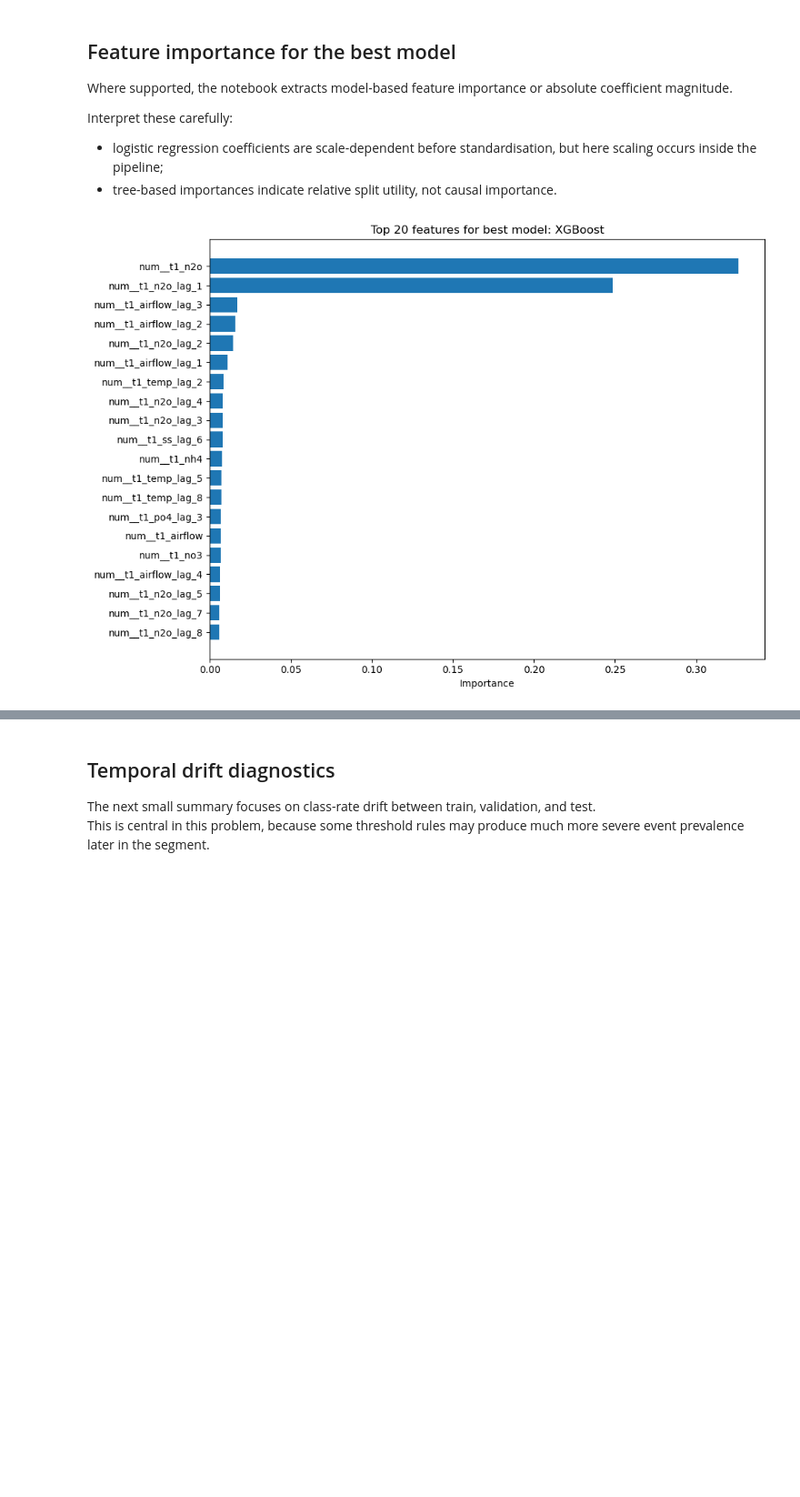
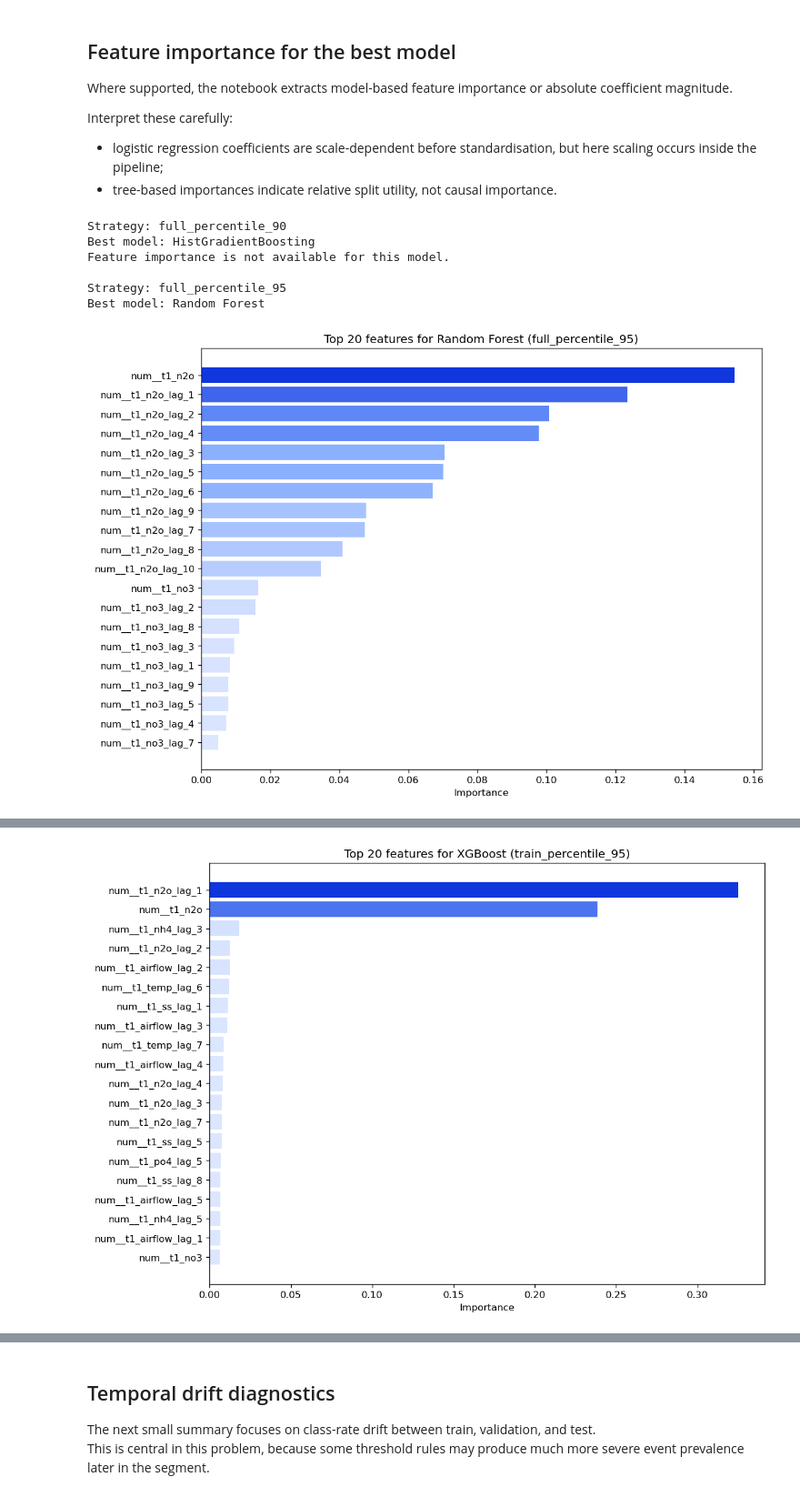
Before and after one commit to tom-mcarthur03/EDS_Design_Project, a Jupyter notebook: notebooks/classification_seg4_N2O.ipynb, the cells around one changed output, grey strips where cells are left out. Shown at 91% size. Saved outputs shown, nothing was run; the diff lists cells and outputs as text; code cells hidden in the pictures; blank space fills up the shorter version.

```diff
--- a/notebooks/classification_seg4_N2O.ipynb
+++ b/notebooks/classification_seg4_N2O.ipynb
@@ -756,7 +885,7 @@ This keeps the workflow leakage-aware:
 # ============================================
 
 all_results = []
-all_artifacts = {}
+all_artefacts = {}
 
 for _, strategy_row in threshold_strategies.iterrows():
     strategy_name = strategy_row["strategy_name"]
@@ -780,7 +909,7 @@ for _, strategy_row in threshold_strategies.iterrows():
     if class_issue:
         continue
 
-    all_artifacts[strategy_name] = {}
+    all_artefacts[strategy_name] = {}
 
     for model_name, model_pipeline in get_model_dict().items():
         print(f"  Fitting model: {model_name}")
@@ -843,7 +972,7 @@ for _, strategy_row in threshold_strategies.iterrows():
         }
         all_results.append(result_row)
 
-        all_artifacts[strategy_name][model_name] = {
+        all_artefacts[strategy_name][model_name] = {
             "fitted_model": fitted,
             "y_train": y_train,
             "y_val": y_val,
@@ -971,16 +1100,17 @@ This helps check whether the selected probability cutoff is materially different
 # =======================================
 # 15. Validation threshold-tuning display
 # =======================================
+best_row = ranked_results.iloc[0]
 
 best_strategy_name = best_row["strategy_name"]
 best_model_name = best_row["model"]
 
-best_artifact = all_artifacts[best_strategy_name][best_model_name]
-best_threshold_table = best_artifact["val_threshold_table"]
+best_artefact = all_artefacts[best_strategy_name][best_model_name]
+best_threshold_table = best_artefact["val_threshold_table"]
 
 print(f"Best strategy: {best_strategy_name}")
 print(f"Best model: {best_model_name}")
-print(f"Selected decision threshold: {best_artifact['selected_decision_threshold']:.2f}")
+print(f"Selected decision threshold: {best_artefact['selected_decision_threshold']:.2f}")
 
 display(best_threshold_table.head(15))
 
@@ -988,7 +1118,7 @@ plt.figure(figsize=(10, 5))
 plt.plot(best_threshold_table["decision_threshold"], best_threshold_table["f1"], marker="o", label="Validation F1")
 plt.plot(best_threshold_table["decision_threshold"], best_threshold_table["precision"], marker="o", label="Validation precision")
 plt.plot(best_threshold_table["decision_threshold"], best_threshold_table["recall"], marker="o", label="Validation recall")
-plt.axvline(best_artifact["selected_decision_threshold"], linestyle="--", linewidth=1.5, label="Selected threshold")
+plt.axvline(best_artefact["selected_decision_threshold"], linestyle="--", linewidth=1.5, label="Selected threshold")
 plt.xlabel("Decision threshold")
 plt.ylabel("Metric value")
 plt.title("Validation-set decision-threshold tuning for the best model")
@@ -1096,26 +1296,56 @@ Interpret these carefully:
 - logistic regression coefficients are scale-dependent before standardisation, but here scaling occurs inside the pipeline;
 - tree-based importances indicate relative split utility, not causal importance.
 # %%
-# ============================
-# 18. Feature importance plot
-# ============================
 
-importance_df = best_artifact["feature_importance"]
+# ===========================================
+# 18. Feature importance for each threshold
+# ===========================================
 
-if importance_df is not None and not importance_df.empty:
-    top_k = min(20, len(importance_df))
-    top_imp = importance_df.head(top_k).iloc[::-1]
+imperial_seq_blue = LinearSegmentedColormap.from_list(
+    "imperial_seq_blue",
+    ["#DCE6FF", "#7FA8FF", "#1036DD"]
+)
 
-    plt.figure(figsize=(10, 7))
-    plt.barh(top_imp["feature"], top_imp["importance"])
-    plt.xlabel("Importance")
-    plt.title(f"Top {top_k} features for best model: {best_model_name}")
-    plt.tight_layout()
-    plt.show()
+for _, row in best_per_threshold.iterrows():
+    strategy_name = row["strategy_name"]
+    model_name = row["model"]
 
-    display(importance_df.head(20))
-else:
-    print("Feature importance is not available for this model.")
+    artefact = all_artefacts[strategy_name][model_name]
+    importance_df = artefact["feature_importance"]
+
+    print(f"\nStrategy: {strategy_name}")
+    print(f"Best model: {model_name}")
+
+    if importance_df is not None and not importance_df.empty:
+        top_k = min(20, len(importance_df))
+        top_imp = importance_df.head(top_k).iloc[::-1].copy()
+
+        norm = mcolors.Normalize(
+            vmin=top_imp["importance"].min(),
+            vmax=top_imp["importance"].max()
+        )
+        bar_colors = imperial_seq_blue(norm(top_imp["importance"].values))
+
+        plt.figure(figsize=(10, 7))
+        plt.barh(
+            top_imp["feature"],
+            top_imp["importance"],
+            color=bar_colors
+        )
+        plt.xlabel("Importance")
+        plt.title(f"Top {top_k} features for {model_name} ({strategy_name})")
+        plt.tight_layout()
+        plt.show()
+
+        display(importance_df.head(20))
+    else:
+        print("Feature importance is not available for this model.")
 # %% [output]
+Strategy: full_percentile_90
+Best model: HistGradientBoosting
+Feature importance is not available for this model.
+
+Strategy: full_percentile_95
+Best model: Random Forest
-[figure, old version]
+[figure, new version]
 |  | feature | importance |
@@ -1137,0 +1374 @@ else:
+[figure, added]
```
Also changed, not shown: parts of 11 cells of this notebook, 2 other files.
